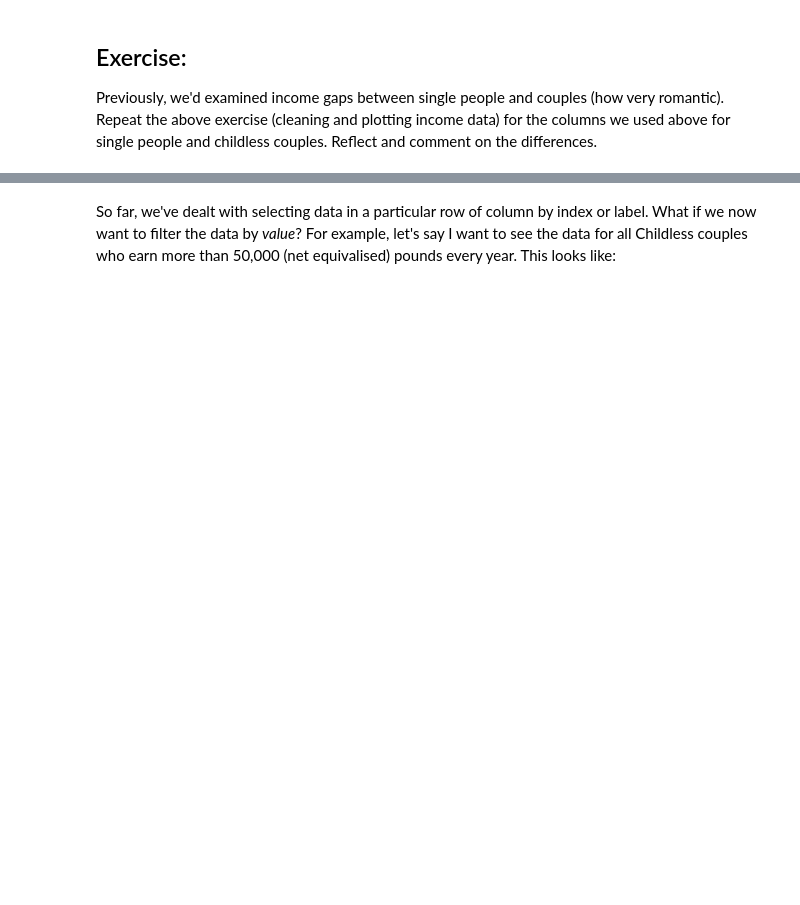
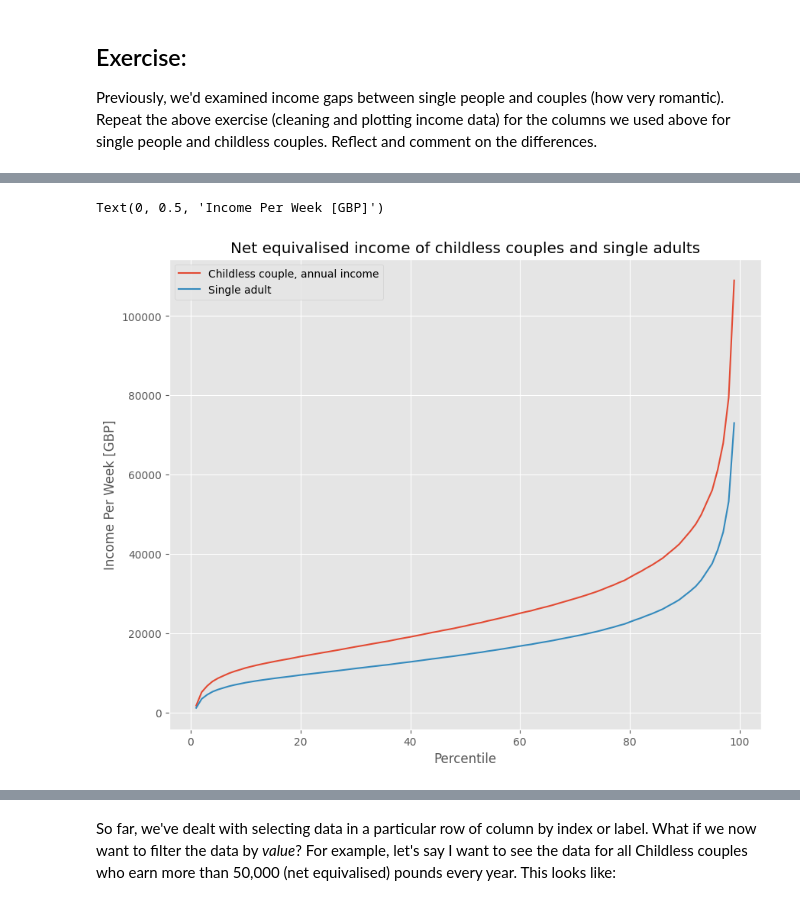
Before and after one commit to vicdelamaire/QM-2-, a Jupyter notebook: W2_lastversion.ipynb, the cells around one changed output, grey strips where cells are left out. Drawn from its saved outputs; the diff is of its cells as text; code cells hidden in the pictures; blank space fills up the shorter version.

```diff
--- a/W2_lastversion.ipynb
+++ b/W2_lastversion.ipynb
@@ -356,0 +355,3 @@ Add your reflection here.
+# %%
+clean = income[['Childless couple, annual income','Single adult']]
+clean.head()
@@ -356,0 +366,4 @@ Add your reflection here.
+# %%
+clean=clean.replace(',', '', regex=True)
+clean = clean.replace('-', 'NaN', regex=True).astype('float')
+clean.head()
@@ -356,0 +378,8 @@ Add your reflection here.
+# %%
+clean.plot()
+plt.title('Net equivalised income of childless couples and single adults')
+plt.xlabel('Percentile')
+plt.ylabel('Income Per Week [GBP]')
+# %% [output]
+Text(0, 0.5, 'Income Per Week [GBP]')
+[figure, added]
```
Also changed, not shown: parts of 21 cells of this notebook.
